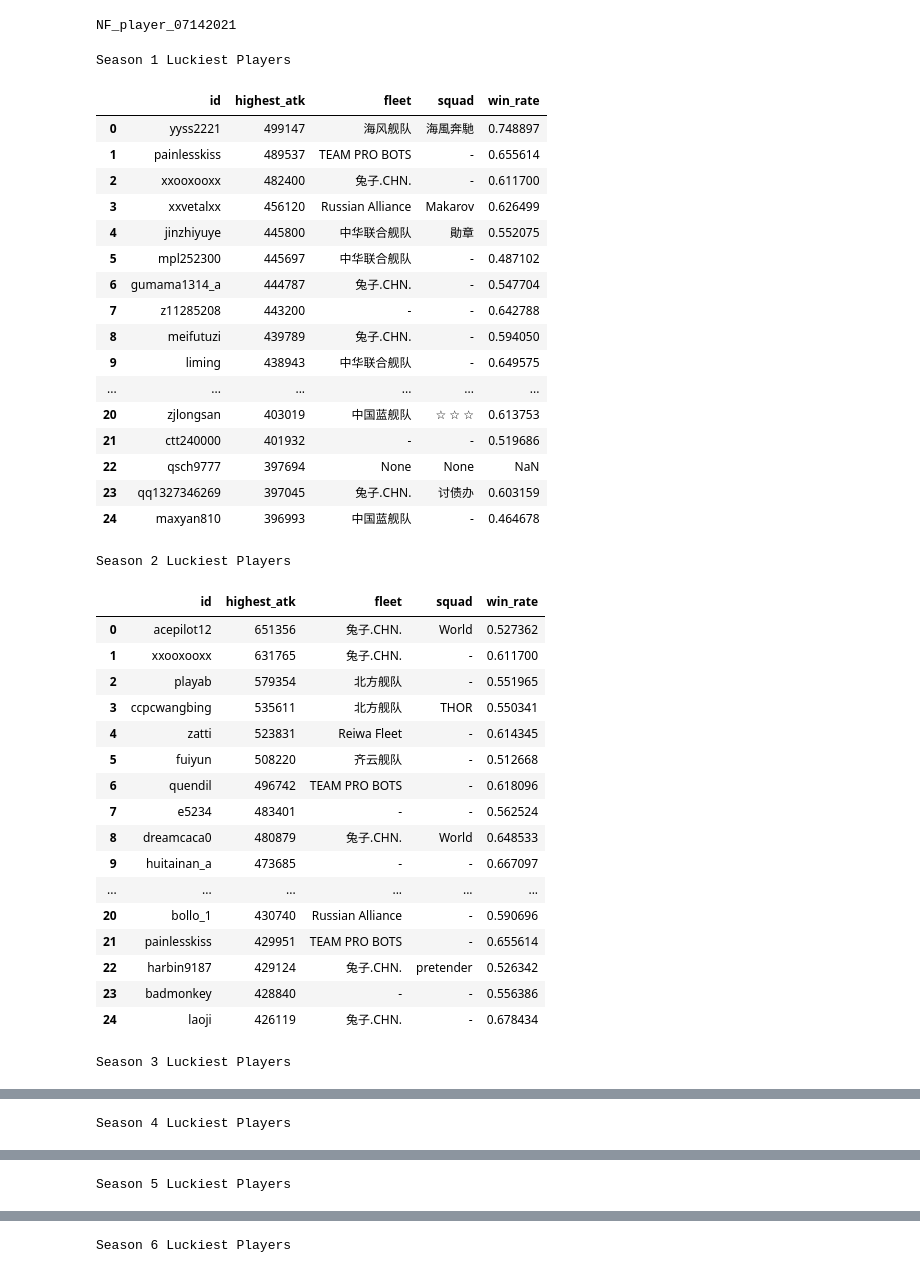
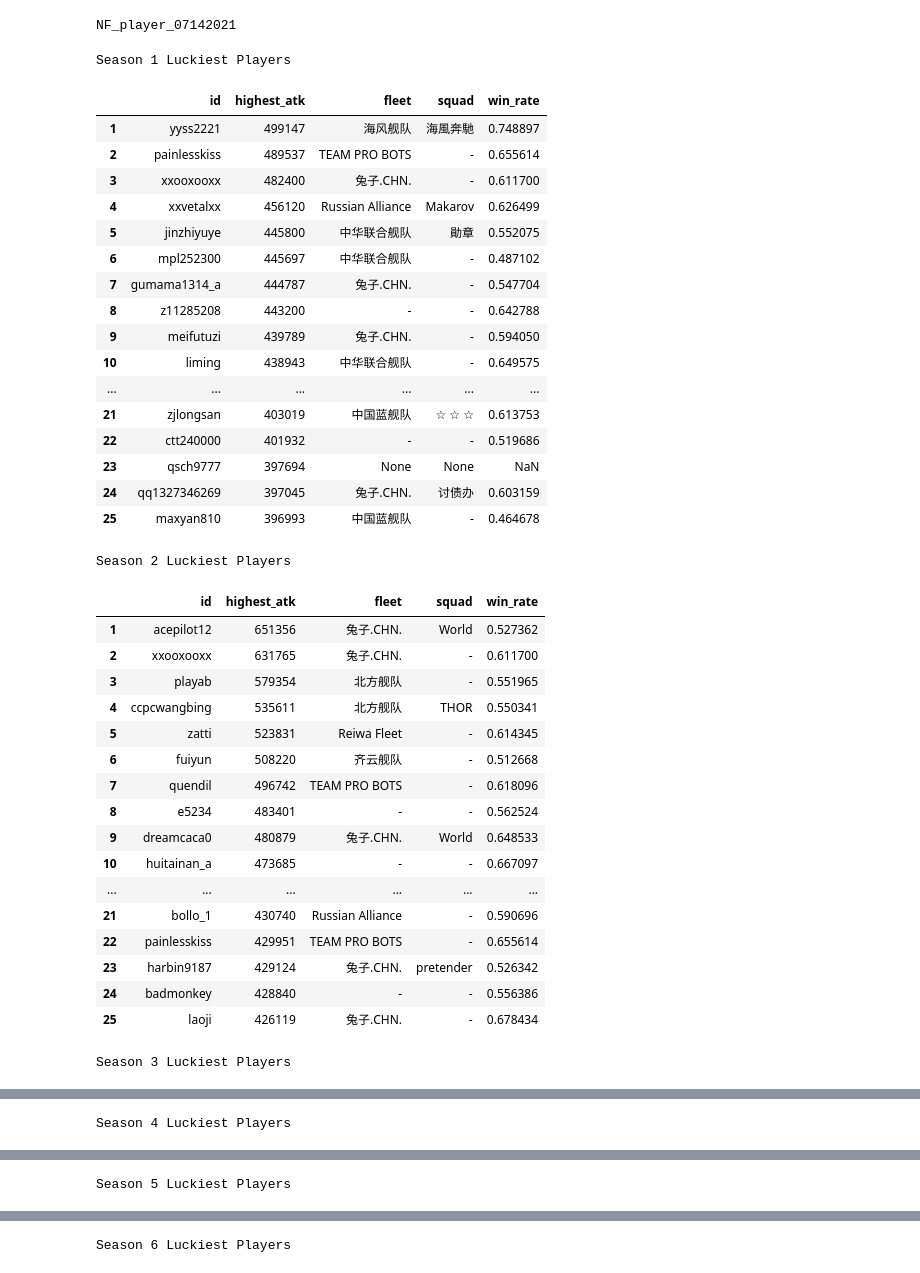
Before and after one commit to tskspree/NavyFIELD, a Jupyter notebook: Firepower_Ladder_Luckiest_Players.ipynb, the cells around one changed output, grey strips where cells are left out. Saved outputs shown, nothing was run; the diff lists cells and outputs as text; code cells hidden in the pictures.

```diff
--- a/Firepower_Ladder_Luckiest_Players.ipynb
+++ b/Firepower_Ladder_Luckiest_Players.ipynb
@@ -18,47 +18,50 @@ def lucky_bastard(season):
     squad = player_data + '.squad,'
     win_rate = player_data + '.win_rate '
     query_line = 'select ' + player_id + attack + fleet + squad + win_rate + 'from ' + firepower + ' LEFT JOIN ' + player_data + ' on ' + player_id + '=' + player_data + '.id order by highest_atk desc limit 25'
-    print('\033[1m' + '\033[92m' + 'Season ' + str(season) + ' Luckiest Players' + '\033[0m')
-    return pandas.read_sql(query_line,conn)
+    print('\n' + '\033[1m' + '\033[92m' + 'Season ' + str(season) + ' Luckiest Players' + '\033[0m')
+    result = pandas.read_sql(query_line,conn)
+    result.index += 1
+    return result
 # %%
-for i in range(1,13):
+# Previous Seasons
+for i in range(1,12):
     display(lucky_bastard(i))
 # %% [output]
 Season 1 Luckiest Players
 |  | id | highest_atk | fleet | squad | win_rate |
-| 0 | yyss2221 | 499147 | 海风舰队 | 海風奔馳 | 0.748897 |
-| 1 | painlesskiss | 489537 | TEAM PRO BOTS | - | 0.655614 |
-| 2 | xxooxooxx | 482400 | 兔子.CHN. | - | 0.611700 |
-| 3 | xxvetalxx | 456120 | Russian Alliance | Makarov | 0.626499 |
-| 4 | jinzhiyuye | 445800 | 中华联合舰队 | 勛章 | 0.552075 |
-| 5 | mpl252300 | 445697 | 中华联合舰队 | - | 0.487102 |
-| 6 | gumama1314_a | 444787 | 兔子.CHN. | - | 0.547704 |
-| 7 | z11285208 | 443200 | - | - | 0.642788 |
-| 8 | meifutuzi | 439789 | 兔子.CHN. | - | 0.594050 |
-| 9 | liming | 438943 | 中华联合舰队 | - | 0.649575 |
+| 1 | yyss2221 | 499147 | 海风舰队 | 海風奔馳 | 0.748897 |
+| 2 | painlesskiss | 489537 | TEAM PRO BOTS | - | 0.655614 |
+| 3 | xxooxooxx | 482400 | 兔子.CHN. | - | 0.611700 |
+| 4 | xxvetalxx | 456120 | Russian Alliance | Makarov | 0.626499 |
+| 5 | jinzhiyuye | 445800 | 中华联合舰队 | 勛章 | 0.552075 |
+| 6 | mpl252300 | 445697 | 中华联合舰队 | - | 0.487102 |
+| 7 | gumama1314_a | 444787 | 兔子.CHN. | - | 0.547704 |
+| 8 | z11285208 | 443200 | - | - | 0.642788 |
+| 9 | meifutuzi | 439789 | 兔子.CHN. | - | 0.594050 |
+| 10 | liming | 438943 | 中华联合舰队 | - | 0.649575 |
 | ... | ... | ... | ... | ... | ... |
-| 20 | zjlongsan | 403019 | 中国蓝舰队 | ☆ ☆ ☆ | 0.613753 |
-| 21 | ctt240000 | 401932 | - | - | 0.519686 |
-| 22 | qsch9777 | 397694 | None | None | NaN |
-| 23 | qq1327346269 | 397045 | 兔子.CHN. | 讨债办 | 0.603159 |
-| 24 | maxyan810 | 396993 | 中国蓝舰队 | - | 0.464678 |
+| 21 | zjlongsan | 403019 | 中国蓝舰队 | ☆ ☆ ☆ | 0.613753 |
+| 22 | ctt240000 | 401932 | - | - | 0.519686 |
+| 23 | qsch9777 | 397694 | None | None | NaN |
+| 24 | qq1327346269 | 397045 | 兔子.CHN. | 讨债办 | 0.603159 |
+| 25 | maxyan810 | 396993 | 中国蓝舰队 | - | 0.464678 |
 Season 2 Luckiest Players
 |  | id | highest_atk | fleet | squad | win_rate |
-| 0 | acepilot12 | 651356 | 兔子.CHN. | World | 0.527362 |
-| 1 | xxooxooxx | 631765 | 兔子.CHN. | - | 0.611700 |
-| 2 | playab | 579354 | 北方舰队 | - | 0.551965 |
-| 3 | ccpcwangbing | 535611 | 北方舰队 | THOR | 0.550341 |
-| 4 | zatti | 523831 | Reiwa Fleet | - | 0.614345 |
-| 5 | fuiyun | 508220 | 齐云舰队 | - | 0.512668 |
-| 6 | quendil | 496742 | TEAM PRO BOTS | - | 0.618096 |
-| 7 | e5234 | 483401 | - | - | 0.562524 |
-| 8 | dreamcaca0 | 480879 | 兔子.CHN. | World | 0.648533 |
-| 9 | huitainan_a | 473685 | - | - | 0.667097 |
+| 1 | acepilot12 | 651356 | 兔子.CHN. | World | 0.527362 |
+| 2 | xxooxooxx | 631765 | 兔子.CHN. | - | 0.611700 |
+| 3 | playab | 579354 | 北方舰队 | - | 0.551965 |
+| 4 | ccpcwangbing | 535611 | 北方舰队 | THOR | 0.550341 |
+| 5 | zatti | 523831 | Reiwa Fleet | - | 0.614345 |
+| 6 | fuiyun | 508220 | 齐云舰队 | - | 0.512668 |
+| 7 | quendil | 496742 | TEAM PRO BOTS | - | 0.618096 |
+| 8 | e5234 | 483401 | - | - | 0.562524 |
+| 9 | dreamcaca0 | 480879 | 兔子.CHN. | World | 0.648533 |
+| 10 | huitainan_a | 473685 | - | - | 0.667097 |
 | ... | ... | ... | ... | ... | ... |
-| 20 | bollo_1 | 430740 | Russian Alliance | - | 0.590696 |
-| 21 | painlesskiss | 429951 | TEAM PRO BOTS | - | 0.655614 |
-| 22 | harbin9187 | 429124 | 兔子.CHN. | pretender | 0.526342 |
-| 23 | badmonkey | 428840 | - | - | 0.556386 |
-| 24 | laoji | 426119 | 兔子.CHN. | - | 0.678434 |
+| 21 | bollo_1 | 430740 | Russian Alliance | - | 0.590696 |
+| 22 | painlesskiss | 429951 | TEAM PRO BOTS | - | 0.655614 |
+| 23 | harbin9187 | 429124 | 兔子.CHN. | pretender | 0.526342 |
+| 24 | badmonkey | 428840 | - | - | 0.556386 |
+| 25 | laoji | 426119 | 兔子.CHN. | - | 0.678434 |
 Season 3 Luckiest Players
 |  | id | highest_atk | fleet | squad | win_rate |
```
Also changed, not shown: parts of 2 cells of this notebook.
